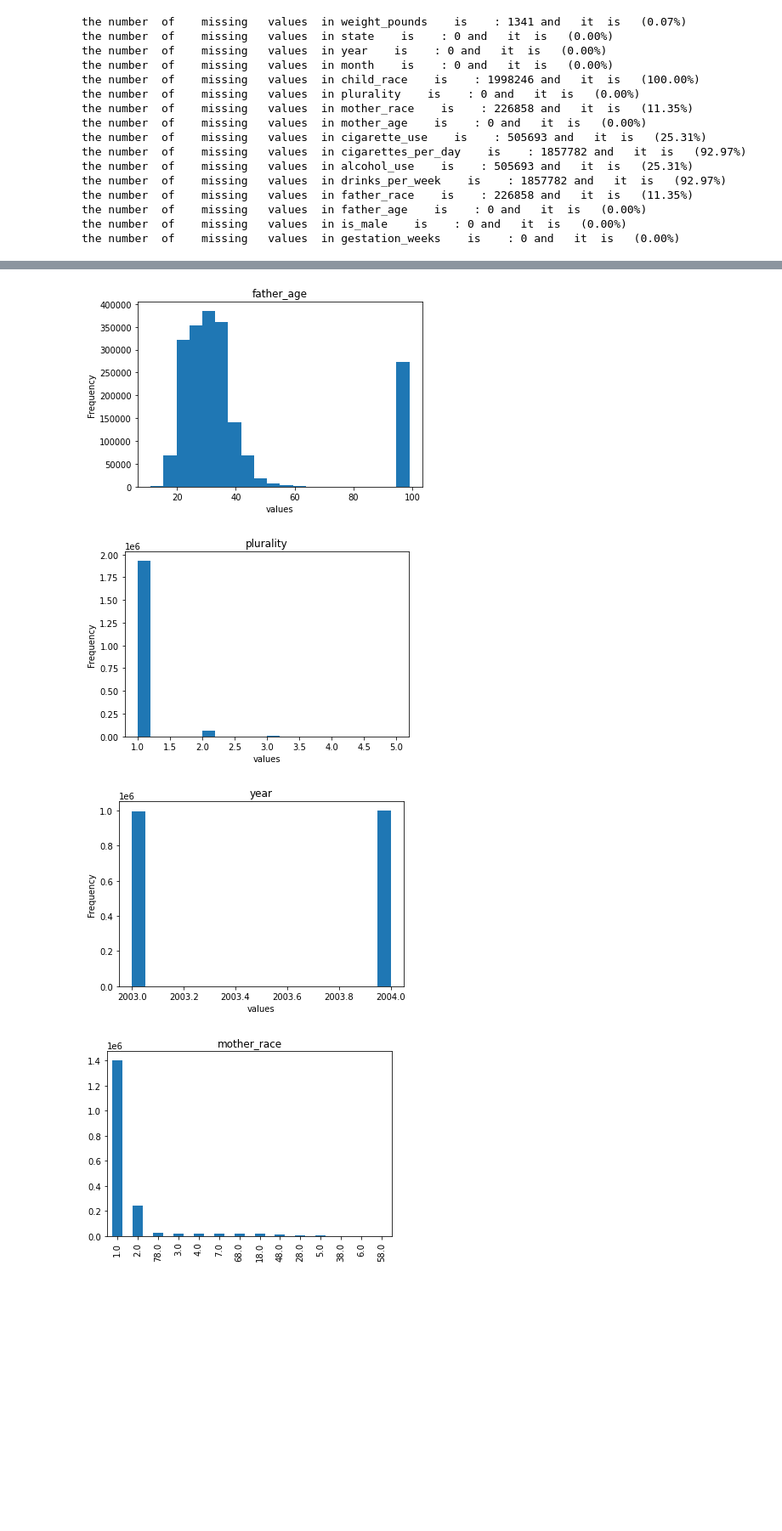
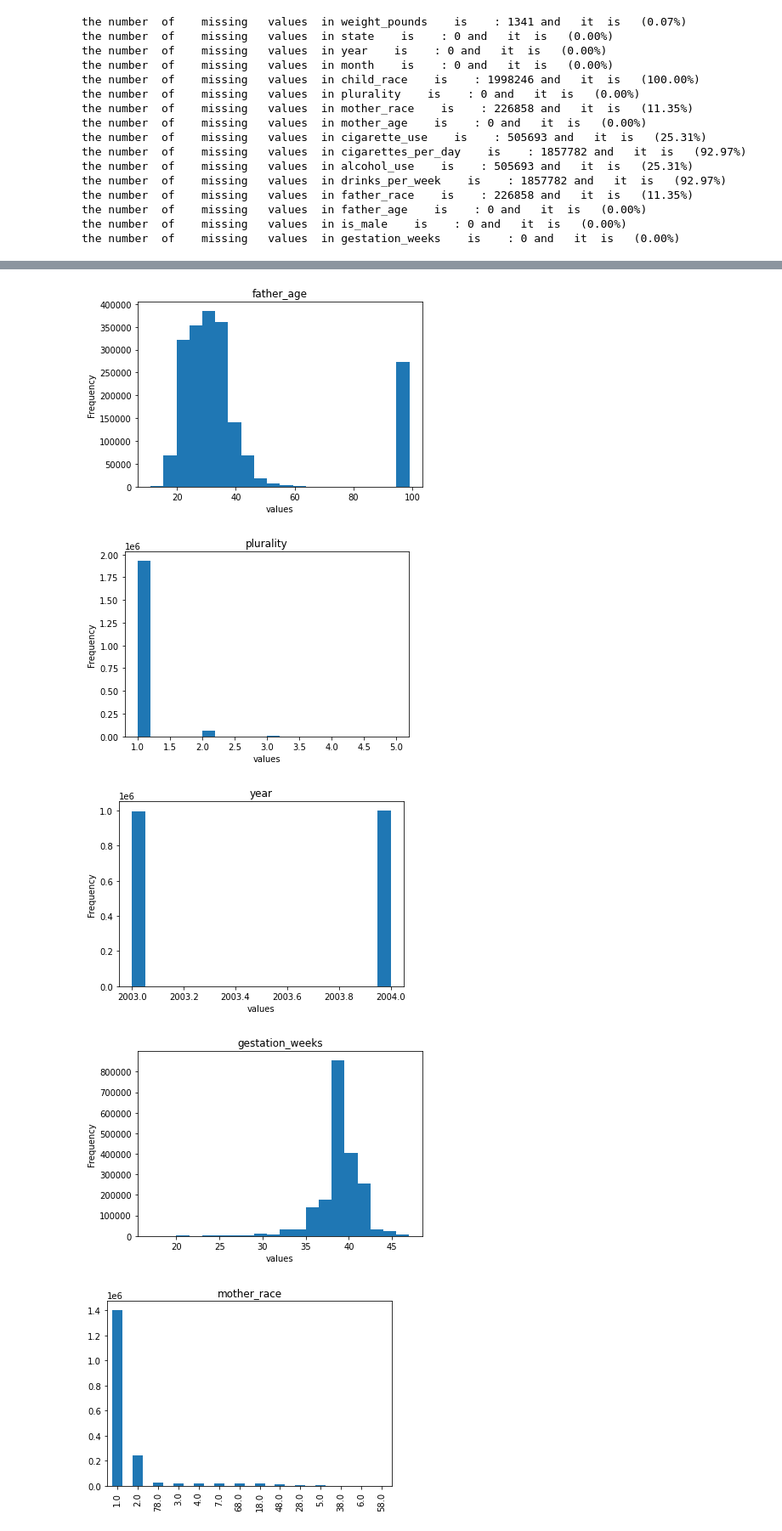
Before and after one commit to sashaTen/exploretary_data_analysis_in_marketing, a Jupyter notebook: Untitled0.ipynb, the cells around one changed output, grey strips where cells are left out. Shown: that part at 85% size. Saved outputs shown, nothing was run; the diff lists cells and outputs as text; code cells hidden in the pictures; blank space fills up the shorter version.

```diff
--- a/Untitled0.ipynb
+++ b/Untitled0.ipynb
@@ -115,24 +115,25 @@ the number  of    missing   values  in father_age    is    : 0 and   it  is   (0
 the number  of    missing   values  in is_male    is    : 0 and   it  is   (0.00%)
 the number  of    missing   values  in gestation_weeks    is    : 0 and   it  is   (0.00%)
 # %%
-list_of_continious_date  = [ df["weight_pounds"],df["mother_age"] ,   df["father_age"] ,   df["plurality"] ,   df["year"]]
+list_of_continious_date  = [ df["weight_pounds"],df["mother_age"] ,   df["father_age"] ,   df["plurality"] ,   df["year"] ,    df["gestation_weeks"]]
 
 for  feature  in list_of_continious_date:
   plt.hist(feature, bins=20)
 
 # Set the axis labels and title
   plt.xlabel('values')
   plt.ylabel('Frequency')
   plt.title(feature.name)
 
 # Show the plot
   plt.show()
 # %% [output]
 [figure]
 [figure]
 [figure]
 [figure]
 [figure]
+[figure, added]
 # %%
 
 list_of_categorical_data=  [     df["mother_race"],  df["father_race"] ,  df["alcohol_use"] ,   df["cigarette_use"] ,   df["month"] ]
```
Also changed, not shown: parts of 1 cell of this notebook.
